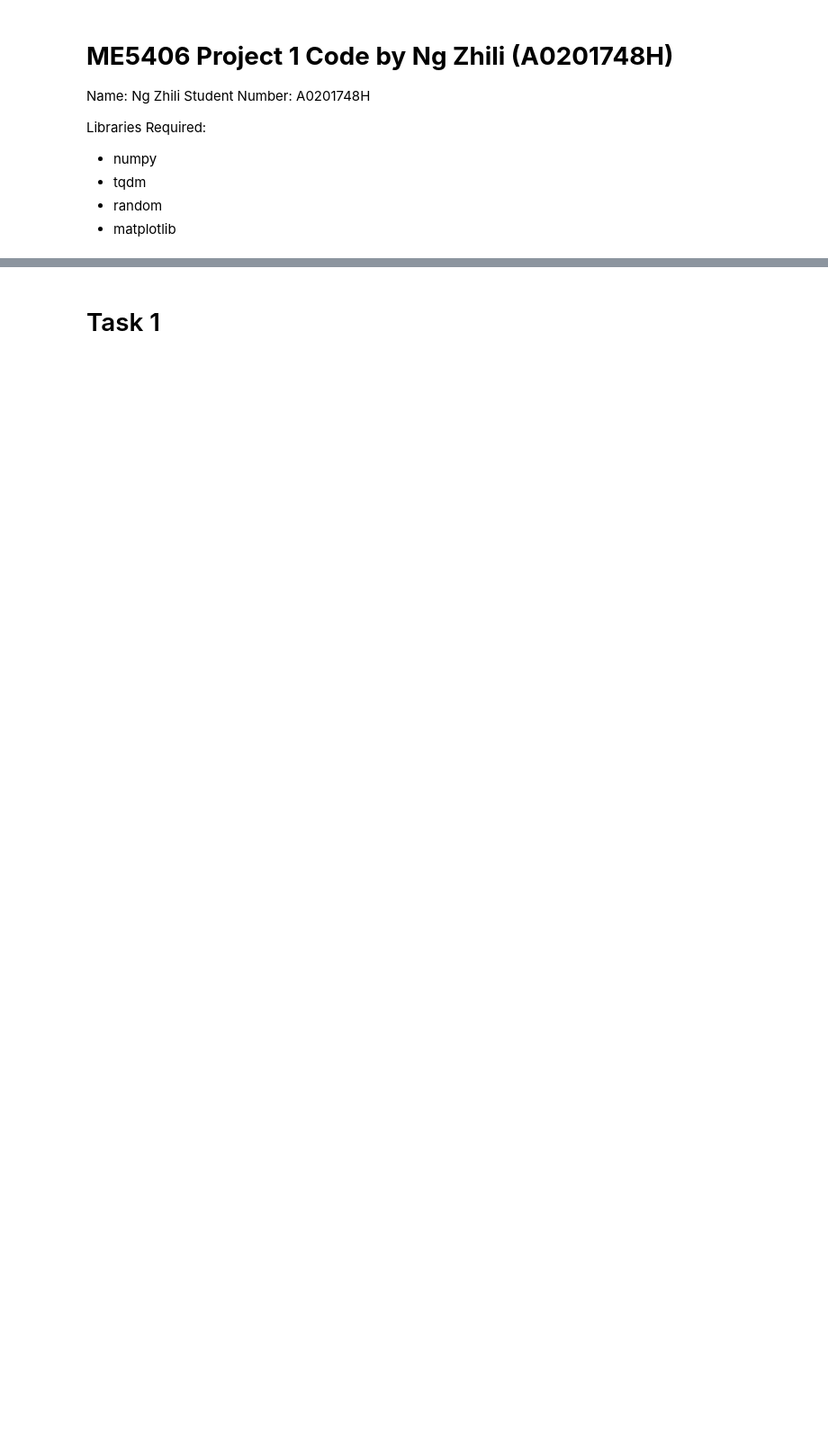
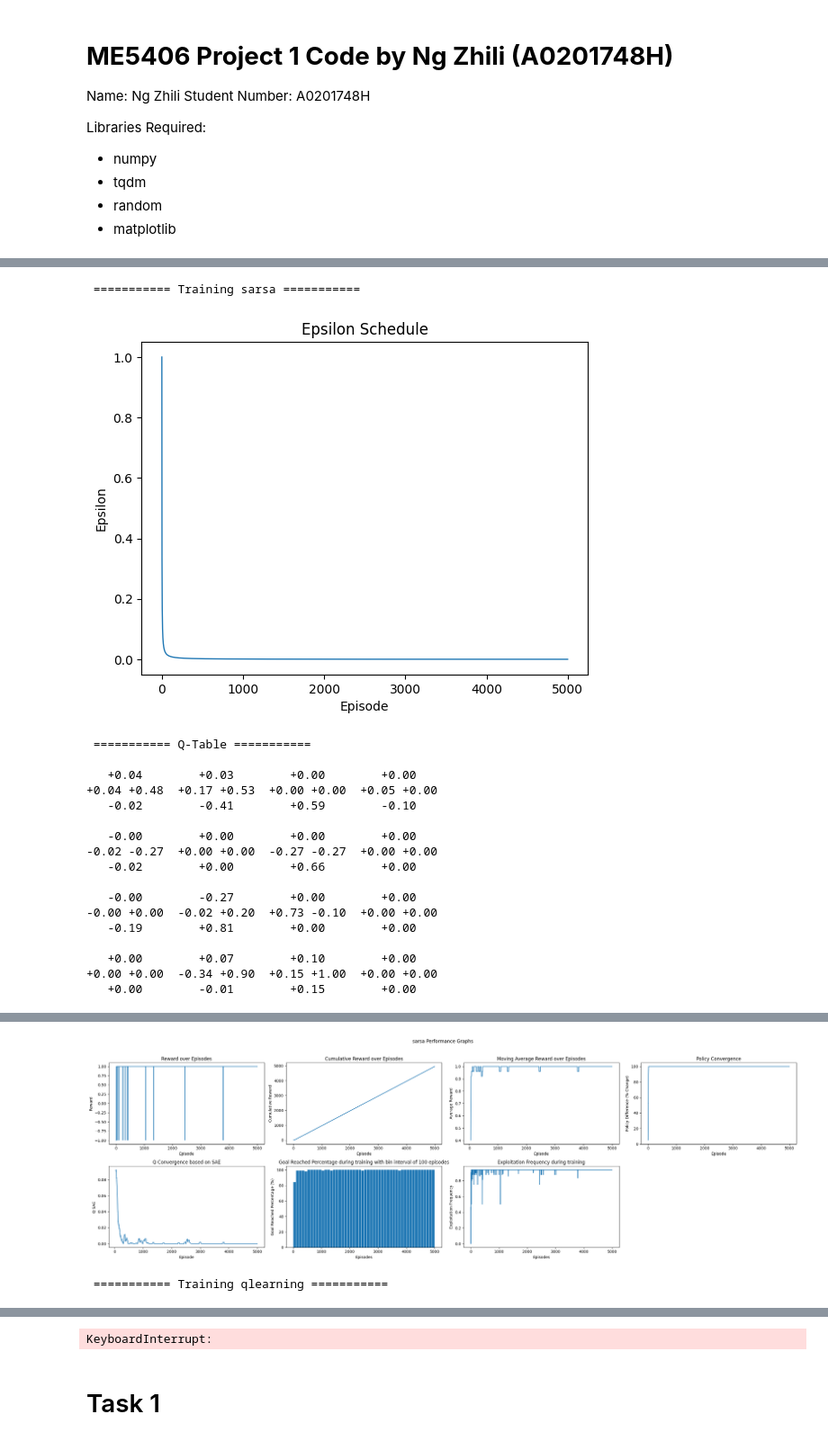
Before and after one commit to ngzhili/FrozenLake-Reinforcement-Learning, a Jupyter notebook: A0201748H_ME5406_Project1_Code.ipynb, the cells around one changed output, grey strips where cells are left out. Shown at 90% size. Cells and saved outputs as stored; diff of their text form; code cells hidden in the pictures; blank space fills up the shorter version.

```diff
--- a/A0201748H_ME5406_Project1_Code.ipynb
+++ b/A0201748H_ME5406_Project1_Code.ipynb
@@ -1090,0 +1113,69 @@ However, this hole configuration does not result in a valid path from agent star
+# %%
+env = FrozenLake(lake_type = 'original', start_coord = [0,0], frisbee_coord = [3,3])
+# env = FrozenLake(lake_type = 'custom', start_coord = [0,0], frisbee_coord = [9,9], hole_fraction=0.25)
+
+algorithm_list = ["sarsa","qlearning"]
+combined_total_reward_list = []
+combined_policy_diff_list = []
+combined_cumulative_reward_list = []
+combined_goal_percentage_reached_dict = []
+
+num_episodes = 5000
+epsilon = 0.1
+epsilon_schedule = 'inverse' #'constant' #'interval' #'linear_drop' #'interval' #'exponential_decay'
+epsilon_decay = 0.99975
+discount_factor = 0.9
+learning_rate = 0.1
+epsilon_interval={0:1,0.5:0.5,0.9:0.1}
+
+for algorithm in algorithm_list:
+    if algorithm == "monte_carlo_first_visit_no_exploring_starts":
+        total_reward_list, cumulative_reward_list, \
+        policy_diff_list, goal_percentage_reached_dict = env.train(algorithm=algorithm,
+                                                                    num_episodes=num_episodes,
+                                                                    epsilon_schedule=epsilon_schedule,
+                                                                    epsilon=epsilon,
+                                                                    epsilon_decay=epsilon_decay,
+                                                                    discount_factor=discount_factor,
+                                                                    epsilon_interval=epsilon_interval,
+                                                                    show_lake=True,
+                                                                    show_greedy_policy=True,
+                                                                    print_q_table=True,
+                                                                    plot_graph=True)
+    else:
+        total_reward_list, cumulative_reward_list, \
+            policy_diff_list, goal_percentage_reached_dict = env.train(algorithm=algorithm,
+                                                                        num_episodes=num_episodes,
+                                                                        epsilon_schedule=epsilon_schedule,
+                                                                        epsilon=epsilon,
+                                                                        epsilon_decay=epsilon_decay,
+                                                                        discount_factor=discount_factor,
+                                                                        epsilon_interval=epsilon_interval,
+                                                                        learning_rate=learning_rate,
+                                                                        show_greedy_policy=True,
+                                                                        print_q_table=True,
+                                                                        plot_graph=True)
+    combined_total_reward_list.append(total_reward_list)
+    combined_cumulative_reward_list.append(cumulative_reward_list)
+    combined_policy_diff_list.append(policy_diff_list)
+    combined_goal_percentage_reached_dict.append(goal_percentage_reached_dict)
+# %% [output]
+ =========== Training sarsa ===========
+[figure, added]
+ =========== Q-Table ===========
+
+   +0.04        +0.03        +0.00        +0.00
++0.04 +0.48  +0.17 +0.53  +0.00 +0.00  +0.05 +0.00
+   -0.02        -0.41        +0.59        -0.10
+
+   -0.00        +0.00        +0.00        +0.00
+-0.02 -0.27  +0.00 +0.00  -0.27 -0.27  +0.00 +0.00
+   -0.02        +0.00        +0.66        +0.00
+
+   -0.00        -0.27        +0.00        +0.00
+-0.00 +0.00  -0.02 +0.20  +0.73 -0.10  +0.00 +0.00
+   -0.19        +0.81        +0.00        +0.00
+
+   +0.00        +0.07        +0.10        +0.00
++0.00 +0.00  -0.34 +0.90  +0.15 +1.00  +0.00 +0.00
+   +0.00        -0.01        +0.15        +0.00
@@ -1090,0 +1183,2 @@ However, this hole configuration does not result in a valid path from agent star
+[figure, added]
+ =========== Training qlearning ===========
@@ -1091,3 +1186,4 @@ However, this hole configuration does not result in a valid path from agent star
+KeyboardInterrupt:
 # %% [markdown]
 # Task 1
 # %% [markdown]
```
Also changed, not shown: parts of 12 cells of this notebook, 1 other file.
